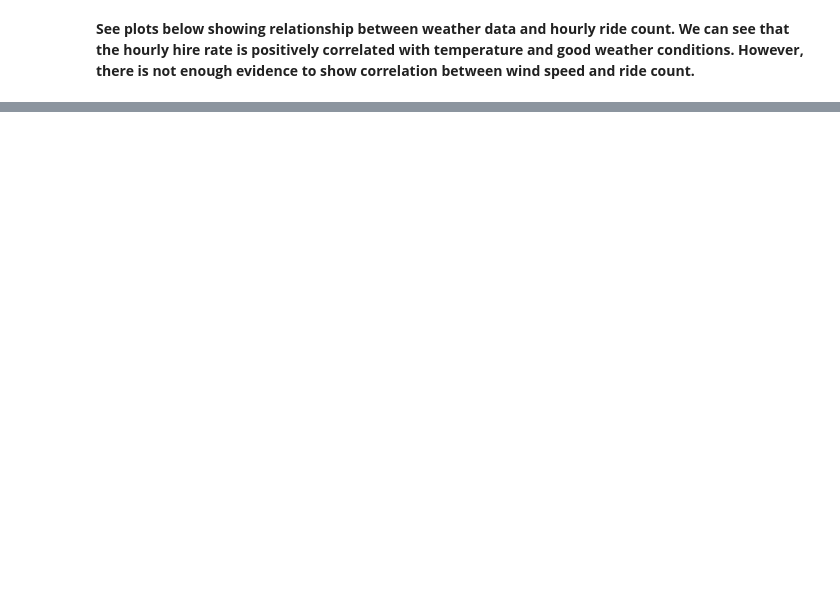
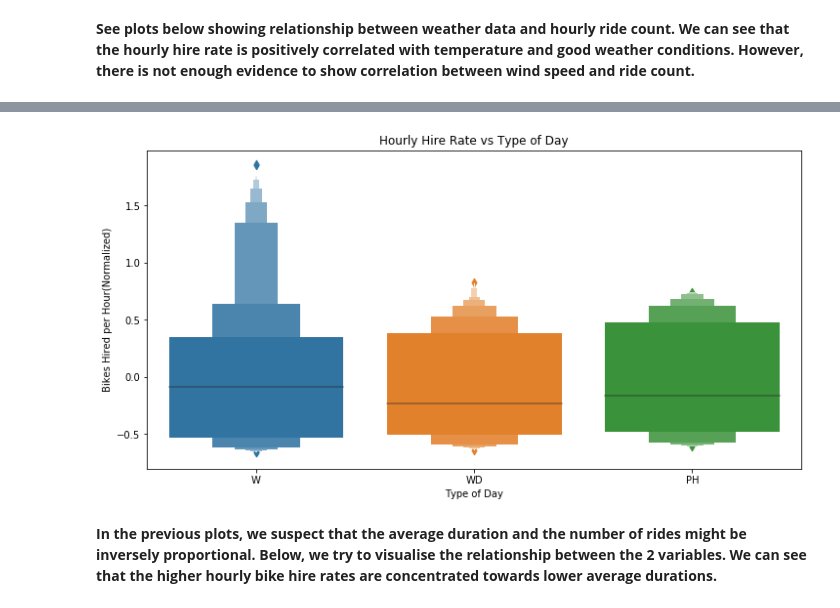
Before and after one commit to vanitakalai/SpringboardProjects, a Jupyter notebook: Capstone Project/Part_2_Data_Storytelling.ipynb, the cells around one changed output, grey strips where cells are left out. Cells and saved outputs as stored; diff of their text form; code cells hidden in the pictures; blank space fills up the shorter version.

```diff
--- a/Capstone Project/Part_2_Data_Storytelling.ipynb
+++ b/Capstone Project/Part_2_Data_Storytelling.ipynb
@@ -140,10 +132,10 @@ plot_scatter_by_day(data, 'Bikes Hired per Hour(Normalized)', 'Hourly Hire Rate
 [interactive output not drawn]
 [interactive output not drawn]
 # %%
-data = day_group.mean()['Duration(mins)'].reset_index()
-data.hour = data.hour.astype(str)
+data_time_avg = day_group.mean()['Duration(mins)'].reset_index()
+data_time_avg.hour = data_time_avg.hour.astype(str)
 
-plot_scatter_by_day(data, 'Avg Duration for Hourly Bike Usage(mins)', 'Avg Duration vs Hour of Day')
+plot_scatter_by_day(data_time_avg, 'Avg Duration for Hourly Bike Usage(mins)', 'Avg Duration vs Hour of Day')
 # %% [output]
 [interactive output not drawn]
 [interactive output not drawn]
@@ -157,0 +142,11 @@ show(p)
+# %%
+plt.figure(figsize=(12,6))
+plt.title('Hourly Hire Rate vs Type of Day')
+sns.boxenplot(x="day_code", y="Duration(mins)", data=data)
+plt.xlabel('Type of Day')
+plt.ylabel('Bikes Hired per Hour(Normalized)')
+plt.show()
+# %% [output]
+[figure, added]
+# %% [markdown]
+<b>In the previous plots, we suspect that the average duration and the number of rides might be inversely proportional. Below, we try to visualise the relationship between the 2 variables. We can see that the higher hourly bike hire rates are concentrated towards lower average durations.
```
Also changed, not shown: parts of 5 cells of this notebook, 2 other files.
